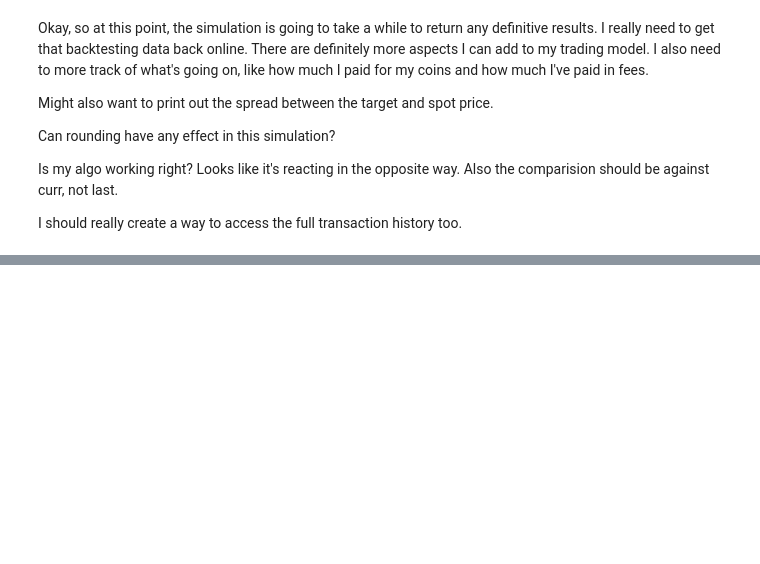
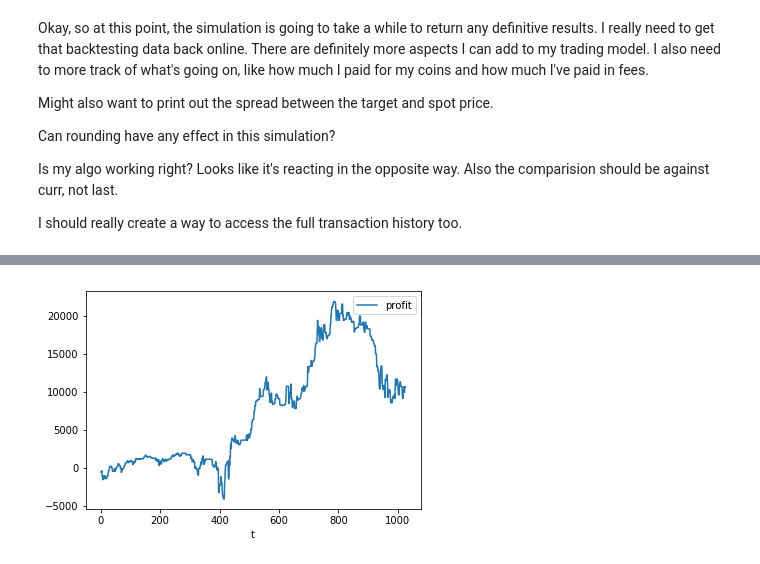
Before and after one commit to rsr2425/PyTrade, a Jupyter notebook: Basic Trading.ipynb, the cells around one changed output, grey strips where cells are left out. Saved outputs shown, nothing was run; the diff lists cells and outputs as text; code cells hidden in the pictures; blank space fills up the shorter version.

```diff
--- a/Basic Trading.ipynb
+++ b/Basic Trading.ipynb
@@ -381,0 +615,5 @@ I should really create a way to access the full transaction history too.
+# %%
+df = pd.read_csv("log.csv")
+plt.show(df.plot(x='t',y='profit'))
+# %% [output]
+[figure, added]
```
Also changed, not shown: parts of 8 cells of this notebook.
